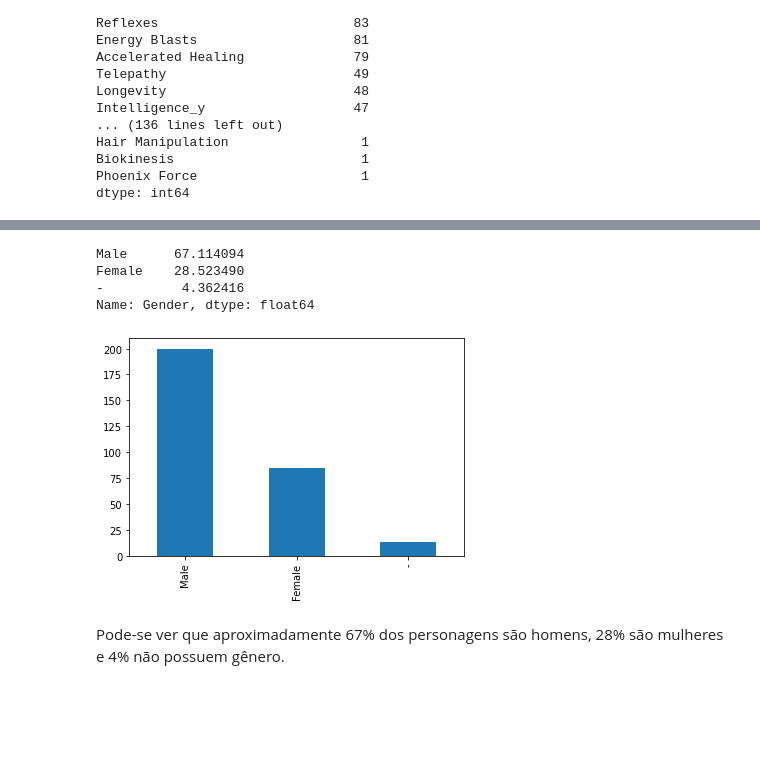
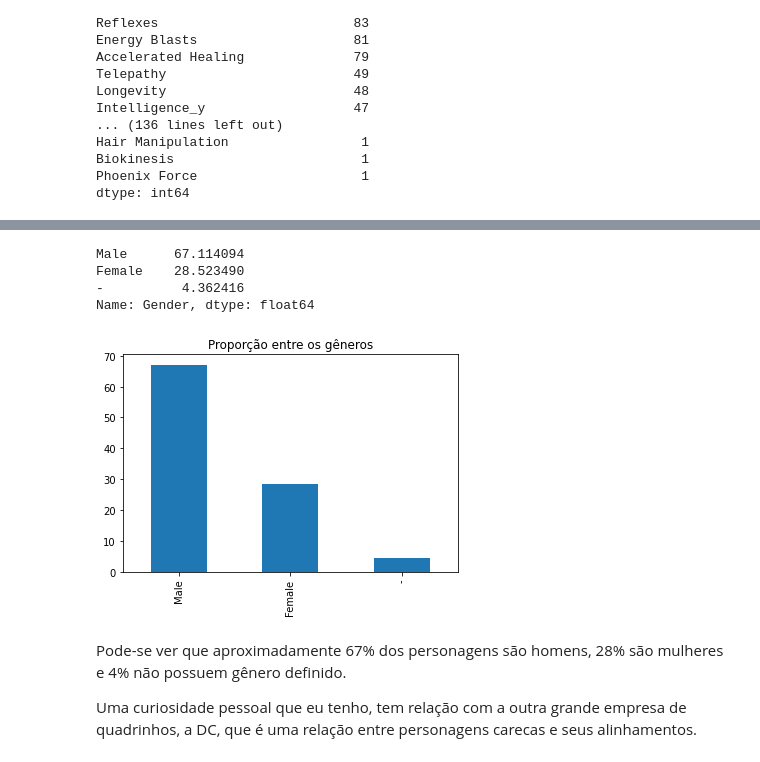
Before and after one commit to liviabelirocha/datascience-ck0223, a Jupyter notebook: trab01/main.ipynb, the cells around one changed output, grey strips where cells are left out. Cells and saved outputs as stored; diff of their text form; code cells hidden in the pictures; blank space fills up the shorter version.

```diff
--- a/trab01/main.ipynb
+++ b/trab01/main.ipynb
@@ -205,13 +171,15 @@ dtype: int64
 # %%
-percentage = data['Gender'].value_counts()/data['Gender'].count() * 100;
-print(percentage)
+gender_relation = data['Gender'].value_counts()/data['Gender'].count() * 100;
+print(gender_relation)
 
-data['Gender'].value_counts().plot(kind='bar');
+gender_relation.plot.bar(title='Proporção entre os gêneros');
 # %% [output]
 Male      67.114094
 Female    28.523490
 -          4.362416
 Name: Gender, dtype: float64
-[figure, old version]
+[figure, new version]
 # %% [markdown]
-Pode-se ver que aproximadamente 67% dos personagens são homens, 28% são mulheres e 4% não possuem gênero.
+Pode-se ver que aproximadamente 67% dos personagens são homens, 28% são mulheres e 4% não possuem gênero definido.
+
+Uma curiosidade pessoal que eu tenho, tem relação com a outra grande empresa de quadrinhos, a DC, que é uma relação entre personagens carecas e seus alinhamentos.
```
Also changed, not shown: parts of 27 cells of this notebook, 1 other file.
